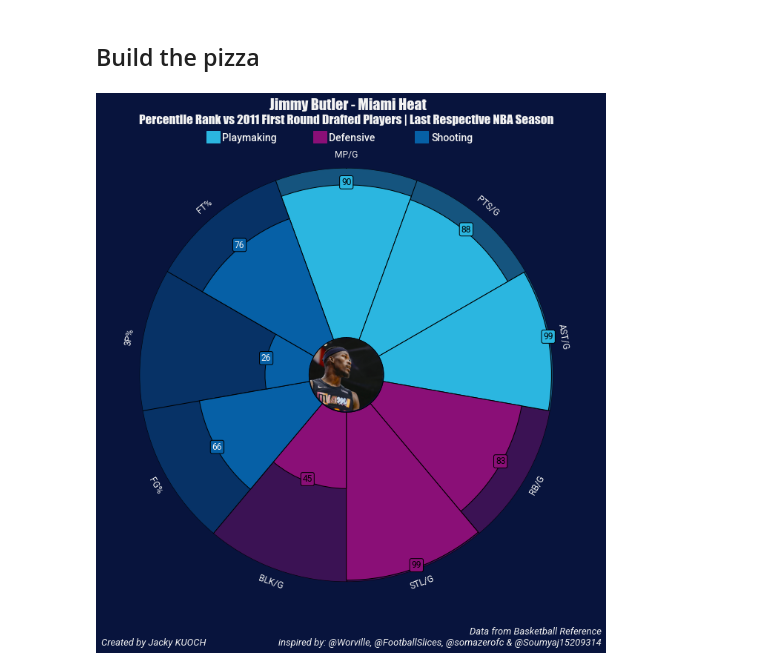
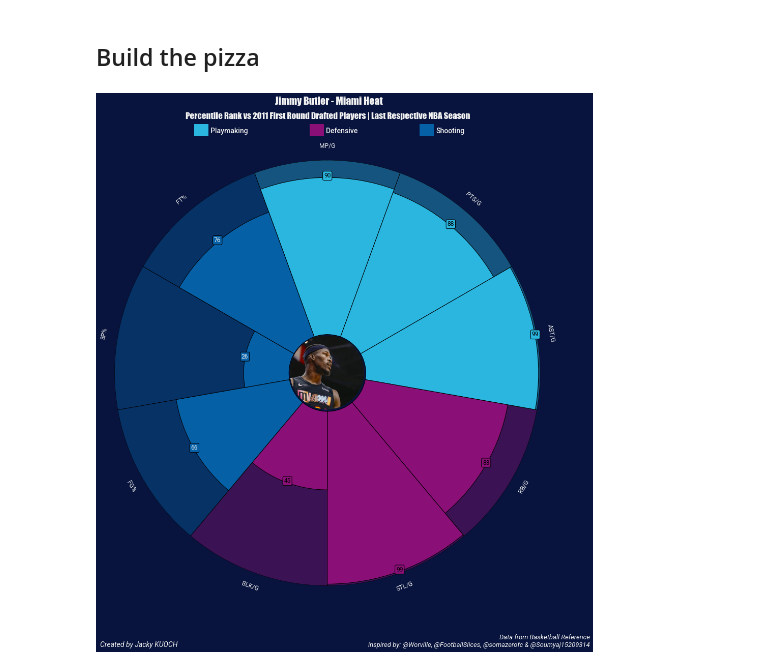
Before and after one commit to JackyKch/JimmyButler, a Jupyter notebook: coding/lastnbaseason_pizza_plot.ipynb, the cells around one changed output. Cells and saved outputs as stored; diff of their text form; code cells hidden in the pictures.

Commit message:
Plot with better quality

```diff
--- a/coding/lastnbaseason_pizza_plot.ipynb
+++ b/coding/lastnbaseason_pizza_plot.ipynb
@@ -118,7 +118,7 @@ baker = PyPizza(
 # plot pizza
 fig, ax = baker.make_pizza(
     values,                          # list of values
-    figsize=(10, 10.5),                # adjust the figsize according to your need
+    figsize=(15, 15.5),                # adjust the figsize according to your need
     color_blank_space="same",        # use the same color to fill blank space
     slice_colors=slice_colors,       # color for individual slices
     value_colors=text_colors,        # color for the value-text
@@ -150,39 +150,40 @@ fig.text(0.515, 0.95,"Percentile Rank vs 2011 First Round Drafted Players | Last
 # add credits
 CREDIT_1 = "Data from Basketball Reference"
 CREDIT_2 = "inspired by: @Worville, @FootballSlices, @somazerofc & @Soumyaj15209314"
 
 fig.text(
     0.99, 0.02, f"{CREDIT_1}\n{CREDIT_2}", size=13,
     fontproperties=font_italic.prop, color="#F2F2F2",
     ha="right")
 
-fig.text(0.25, 0.02, "Created by Jacky KUOCH", size=13, fontproperties=font_italic.prop, color="#F2F2F2",ha="right")
+fig.text(0.24, 0.02, "Created by Jacky KUOCH", size=14, fontproperties=font_italic.prop, color="#F2F2F2",ha="right")
 
 # add text
-fig.text(0.28, 0.92, "Playmaking", size=14, fontproperties=font_bold.prop, color="#F2F2F2")
-fig.text(0.48, 0.92, "Defensive", size=14, fontproperties=font_bold.prop, color="#F2F2F2")
-fig.text(0.672, 0.92, "Shooting", size=14, fontproperties=font_bold.prop, color="#F2F2F2")
+fig.text(0.30, 0.925, "Playmaking", size=14, fontproperties=font_bold.prop, color="#F2F2F2")
+fig.text(0.51, 0.925, "Defensive", size=14, fontproperties=font_bold.prop, color="#F2F2F2")
+fig.text(0.71, 0.925, "Shooting", size=14, fontproperties=font_bold.prop, color="#F2F2F2")
 
 # add rectangles
 fig.patches.extend([
     plt.Rectangle(
-        (0.25, 0.917), 0.025, 0.021, fill=True, color="#2bb6e0",
+        (0.27, 0.92), 0.025, 0.021, fill=True, color="#2bb6e0",
         transform=fig.transFigure, figure=fig
     ),
     plt.Rectangle(
-        (0.45, 0.917), 0.025, 0.021, fill=True, color="#8A0F77",
+        (0.48, 0.92), 0.025, 0.021, fill=True, color="#8A0F77",
         transform=fig.transFigure, figure=fig
     ),
     plt.Rectangle(
-        (0.64, 0.917), 0.025, 0.021, fill=True, color="#0660A6",
+        (0.68, 0.92), 0.025, 0.021, fill=True, color="#0660A6",
         transform=fig.transFigure, figure=fig
     ),
 ])
 
 # add image
 ax_image = add_image(butler_cropped, fig, left=0.439, bottom=0.438, width=0.145, height=0.130)
 
 
-plt.show()
+#plt.show()
+plt.savefig("../assets/butler_nba_pizzaplot.jpg", dpi=1000, bbox_inches='tight')
 # %% [output]
-[figure, old version]
+[figure, new version]
```
Also changed, not shown: 2 other files.
